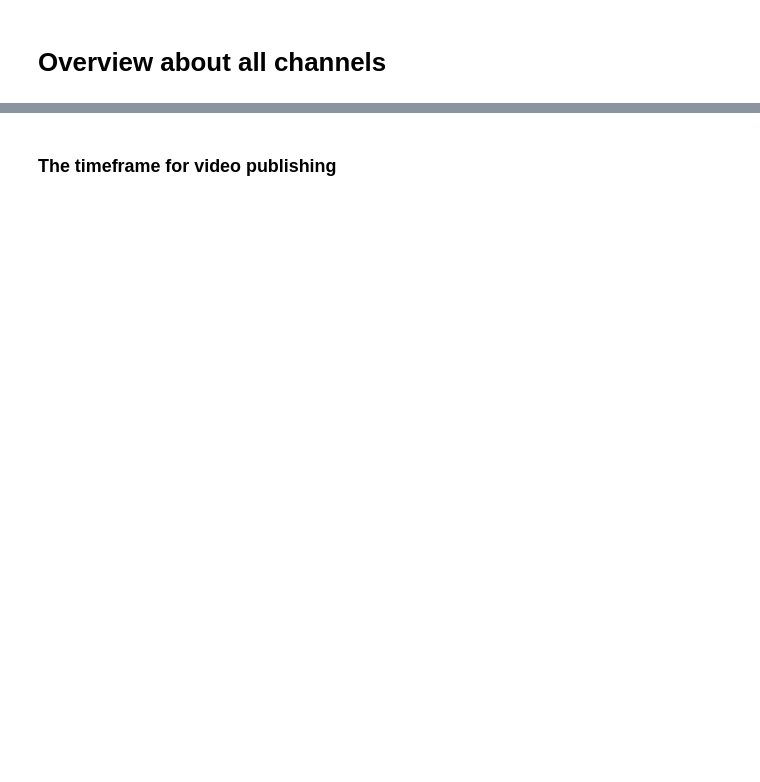
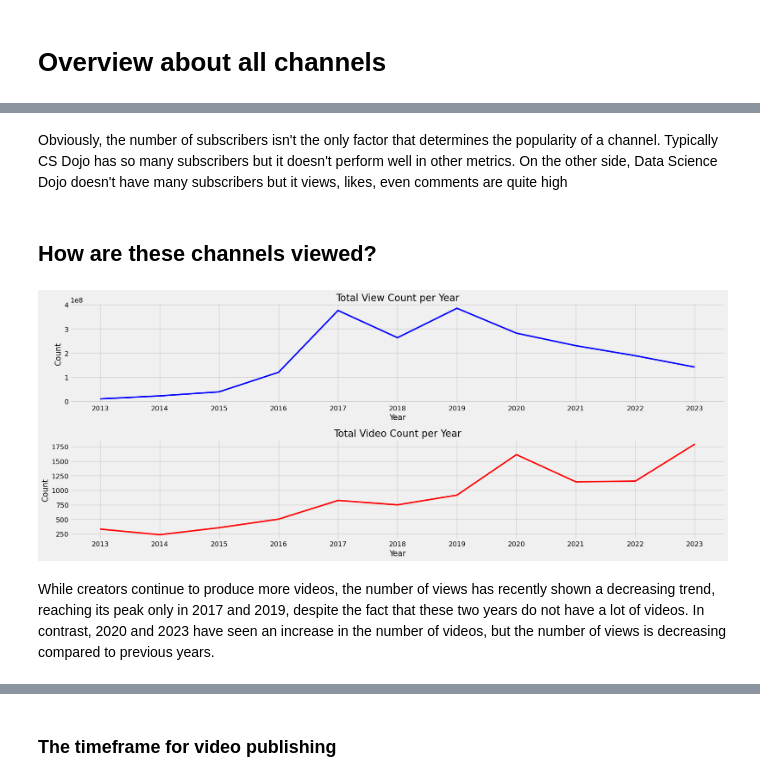
Before and after one commit to Mr-Phuong-Nam/Analyzing-about-top-tech-channels-on-Youtube, a Jupyter notebook: notebooks/3.1-Visualization.ipynb, the cells around one changed output, grey strips where cells are left out. Cells and saved outputs as stored; diff of their text form; code cells hidden in the pictures; blank space fills up the shorter version.

```diff
--- a/notebooks/3.1-Visualization.ipynb
+++ b/notebooks/3.1-Visualization.ipynb
@@ -60,0 +64,3 @@ comments_df = convert_to_datetime(comments_df, ['published_at', 'updatedat'])
+# %%
+videos_df = read_processed_df.read_video_df()
+videos_df.head()
@@ -92,0 +174,31 @@ for channel in videos_df.channelTitle.unique():
+# %% [markdown]
+Obviously, the number of subscribers isn't the only factor that determines the popularity of a channel. Typically CS Dojo has so many subscribers but it doesn't perform well in other metrics. On the other side, Data Science Dojo doesn't have many subscribers but it views, likes, even comments are quite high
+# %% [markdown]
+## How are these channels viewed?
+# %%
+fig, (ax1, ax2) = plt.subplots(2, 1, figsize=(20, 8))
+
+# Plot for view count per year
+temp_df = videos_df.groupby([videos_df['published'].dt.year])['view_count'].sum()
+ax1.plot(temp_df.index, temp_df.values, linewidth=3, color='blue')
+ax1.set_title('Total View Count per Year', fontsize=20)
+ax1.set_xlabel('Year', fontsize=16)
+ax1.set_ylabel('Count', fontsize=16)
+ax1.set_xticks(temp_df.index)
+ax1.grid(True)
+
+# Plot for video count per year
+temp_df = videos_df.groupby([videos_df['published'].dt.year])['video_id'].count()
+ax2.plot(temp_df.index, temp_df.values, linewidth=3, color='red')
+ax2.set_title('Total Video Count per Year', fontsize=20)
+ax2.set_xlabel('Year', fontsize=16)
+ax2.set_ylabel('Count', fontsize=16)
+ax2.set_xticks(temp_df.index)
+ax2.grid(True)
+
+plt.tight_layout()
+plt.show()
+# %% [output]
+[figure, added]
+# %% [markdown]
+While creators continue to produce more videos, the number of views has recently shown a decreasing trend, reaching its peak only in 2017 and 2019, despite the fact that these two years do not have a lot of videos. In contrast, 2020 and 2023 have seen an increase in the number of videos, but the number of views is decreasing compared to previous years.
```
Also changed, not shown: parts of 35 cells of this notebook, 2 other files.
